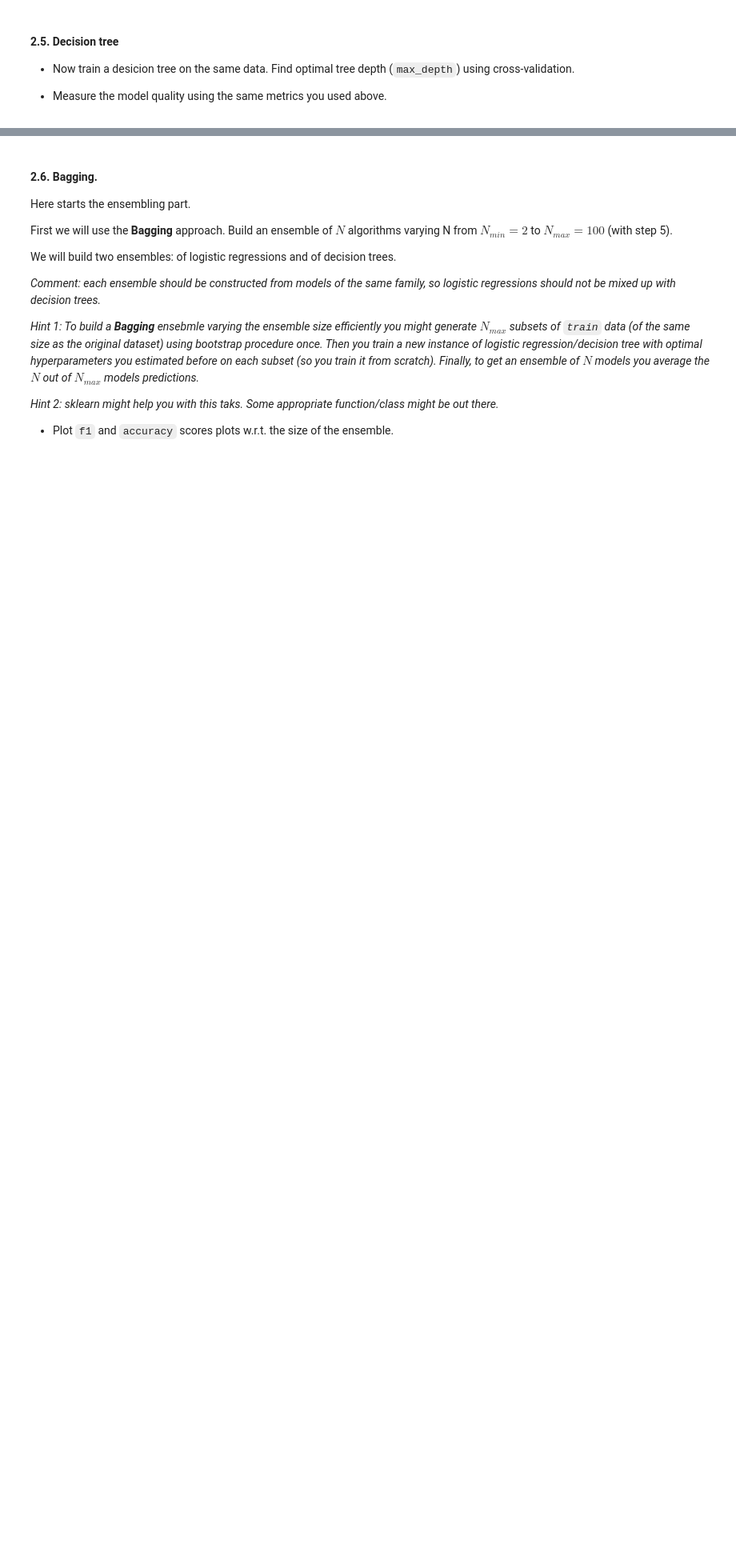
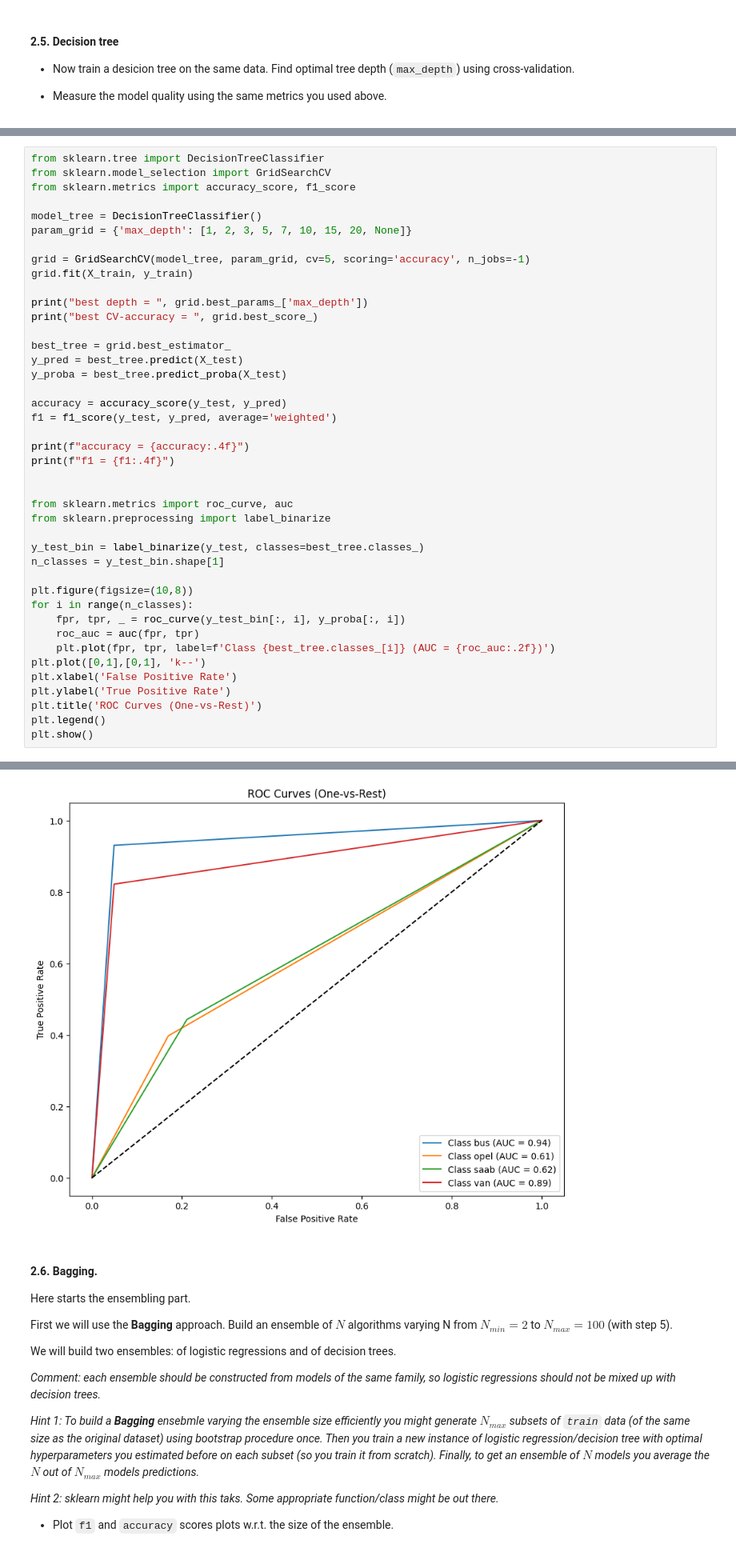
Before and after one commit to frest1ler/ml_homework, a Jupyter notebook: lab01_ml_pipeline/Lab1_part2_ml_pipeline.ipynb, the cells around one changed output, grey strips where cells are left out. Shown at 80% size. Drawn from its saved outputs; the diff is of its cells as text; blank space fills up the shorter version.

```diff
--- a/lab01_ml_pipeline/Lab1_part2_ml_pipeline.ipynb
+++ b/lab01_ml_pipeline/Lab1_part2_ml_pipeline.ipynb
@@ -277,0 +303,43 @@ from sklearn.tree import DecisionTreeClassifier
+# %%
+from sklearn.tree import DecisionTreeClassifier
+from sklearn.model_selection import GridSearchCV
+from sklearn.metrics import accuracy_score, f1_score
+
+model_tree = DecisionTreeClassifier()
+param_grid = {'max_depth': [1, 2, 3, 5, 7, 10, 15, 20, None]}
+
+grid = GridSearchCV(model_tree, param_grid, cv=5, scoring='accuracy', n_jobs=-1)
+grid.fit(X_train, y_train)
+
+print("best depth = ", grid.best_params_['max_depth'])
+print("best CV-accuracy = ", grid.best_score_)
+
+best_tree = grid.best_estimator_
+y_pred = best_tree.predict(X_test)
+y_proba = best_tree.predict_proba(X_test)
+
+accuracy = accuracy_score(y_test, y_pred)
+f1 = f1_score(y_test, y_pred, average='weighted')
+
+print(f"accuracy = {accuracy:.4f}")
+print(f"f1 = {f1:.4f}")
+
+
+from sklearn.metrics import roc_curve, auc
+from sklearn.preprocessing import label_binarize
+
+y_test_bin = label_binarize(y_test, classes=best_tree.classes_)
+n_classes = y_test_bin.shape[1]
+
+plt.figure(figsize=(10,8))
+for i in range(n_classes):
+    fpr, tpr, _ = roc_curve(y_test_bin[:, i], y_proba[:, i])
+    roc_auc = auc(fpr, tpr)
+    plt.plot(fpr, tpr, label=f'Class {best_tree.classes_[i]} (AUC = {roc_auc:.2f})')
+plt.plot([0,1],[0,1], 'k--')
+plt.xlabel('False Positive Rate')
+plt.ylabel('True Positive Rate')
+plt.title('ROC Curves (One-vs-Rest)')
+plt.legend()
+plt.show()
+# %% [output]
@@ -278,3 +350,4 @@ from sklearn.tree import DecisionTreeClassifier
+[figure, added]
 # %% [markdown]
 #### 2.6. Bagging.
 Here starts the ensembling part.
```
Also changed, not shown: parts of 9 cells of this notebook, 2 other files.
